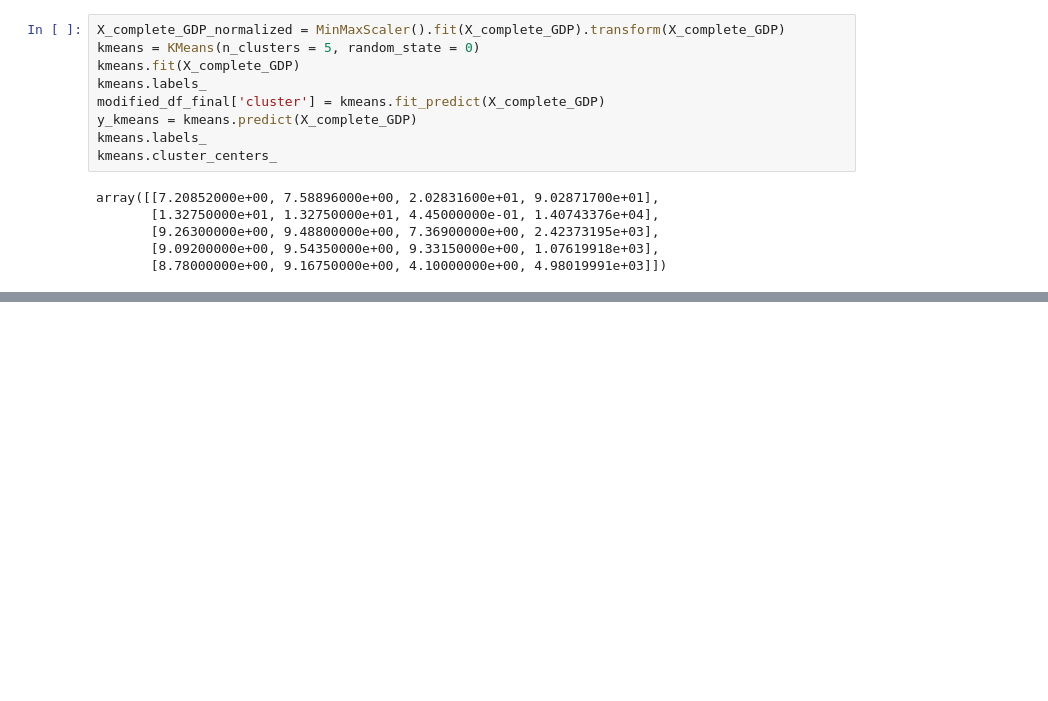
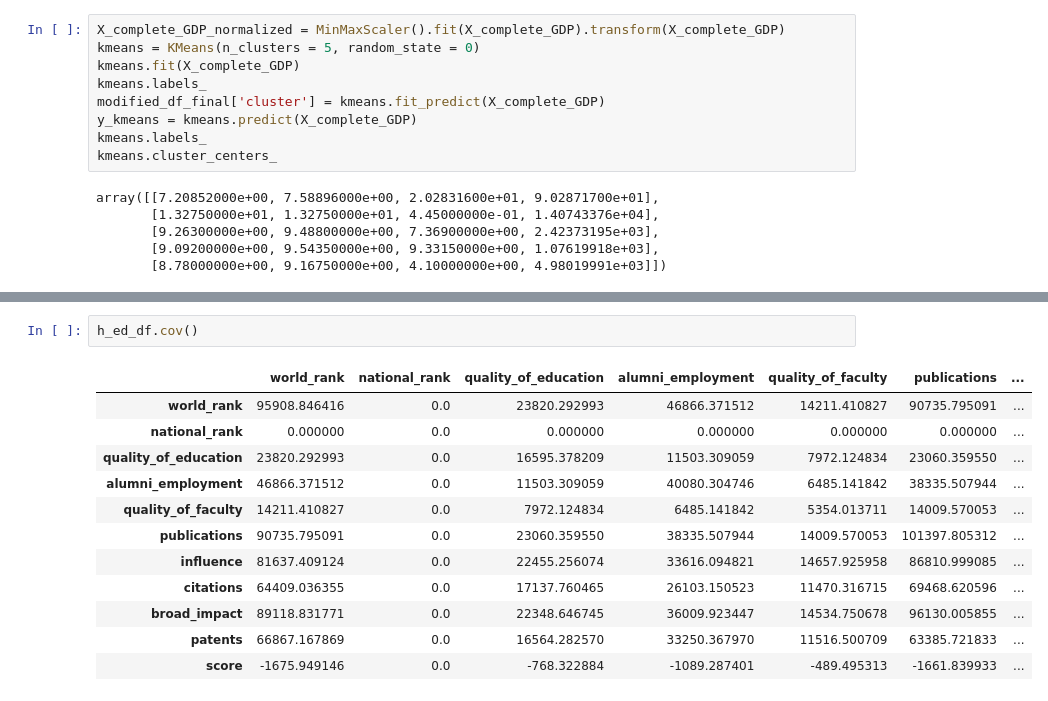
Before and after one commit to bluewallumich/Predicting-Educational-Outcomes, a Jupyter notebook: Milestone II Project v1.ipynb, the cells around one changed output, grey strips where cells are left out. Drawn from its saved outputs; the diff is of its cells as text; blank space fills up the shorter version.

```diff
--- a/Milestone II Project v1.ipynb
+++ b/Milestone II Project v1.ipynb
@@ -305,0 +358,15 @@ array([[7.20852000e+00, 7.58896000e+00, 2.02831600e+01, 9.02871700e+01],
+# %%
+h_ed_df.cov()
+# %% [output]
+|  | world_rank | national_rank | quality_of_education | alumni_employment | quality_of_faculty | publications | ... |
+| world_rank | 95908.846416 | 0.0 | 23820.292993 | 46866.371512 | 14211.410827 | 90735.795091 | ... |
+| national_rank | 0.000000 | 0.0 | 0.000000 | 0.000000 | 0.000000 | 0.000000 | ... |
+| quality_of_education | 23820.292993 | 0.0 | 16595.378209 | 11503.309059 | 7972.124834 | 23060.359550 | ... |
+| alumni_employment | 46866.371512 | 0.0 | 11503.309059 | 40080.304746 | 6485.141842 | 38335.507944 | ... |
+| quality_of_faculty | 14211.410827 | 0.0 | 7972.124834 | 6485.141842 | 5354.013711 | 14009.570053 | ... |
+| publications | 90735.795091 | 0.0 | 23060.359550 | 38335.507944 | 14009.570053 | 101397.805312 | ... |
+| influence | 81637.409124 | 0.0 | 22455.256074 | 33616.094821 | 14657.925958 | 86810.999085 | ... |
+| citations | 64409.036355 | 0.0 | 17137.760465 | 26103.150523 | 11470.316715 | 69468.620596 | ... |
+| broad_impact | 89118.831771 | 0.0 | 22348.646745 | 36009.923447 | 14534.750678 | 96130.005855 | ... |
+| patents | 66867.167869 | 0.0 | 16564.282570 | 33250.367970 | 11516.500709 | 63385.721833 | ... |
+| score | -1675.949146 | 0.0 | -768.322884 | -1089.287401 | -489.495313 | -1661.839933 | ... |
```
Also changed, not shown: parts of 5 cells of this notebook.
